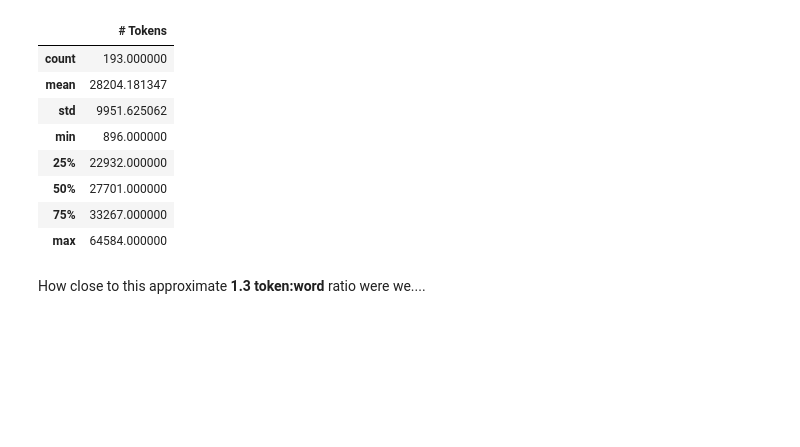
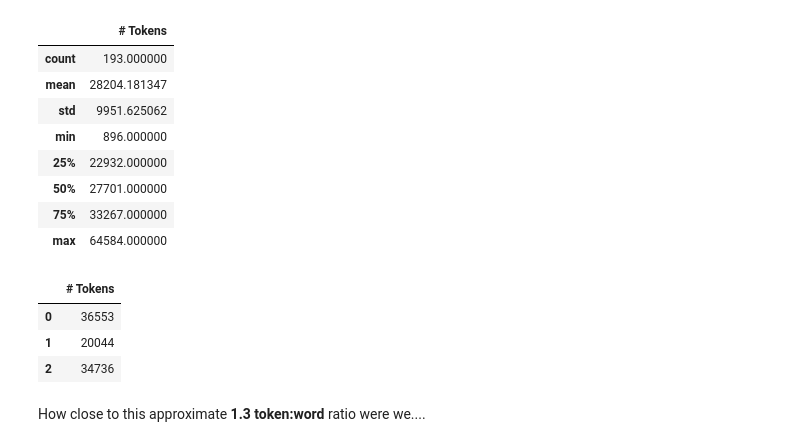
Before and after one commit to fkhellah/vectorsearch-applications, a Jupyter notebook: notebooks/1-Data_Preprocessing_Week1_COLAB.ipynb, the cells around one changed output. Cells and saved outputs as stored; diff of their text form; code cells hidden in the pictures; blank space fills up the shorter version.

```diff
--- a/notebooks/1-Data_Preprocessing_Week1_COLAB.ipynb
+++ b/notebooks/1-Data_Preprocessing_Week1_COLAB.ipynb
@@ -229,6 +247,13 @@ token_df.describe()
 | 50% | 27701.000000 |
 | 75% | 33267.000000 |
 | max | 64584.000000 |
+# %%
+token_df[:3]
+# %% [output]
+|  | # Tokens |
+| 0 | 36553 |
+| 1 | 20044 |
+| 2 | 34736 |
 # %% [markdown]
 How close to this approximate **1.3 token:word** ratio were we....
 # %%
```
Also changed, not shown: parts of 13 cells of this notebook.
